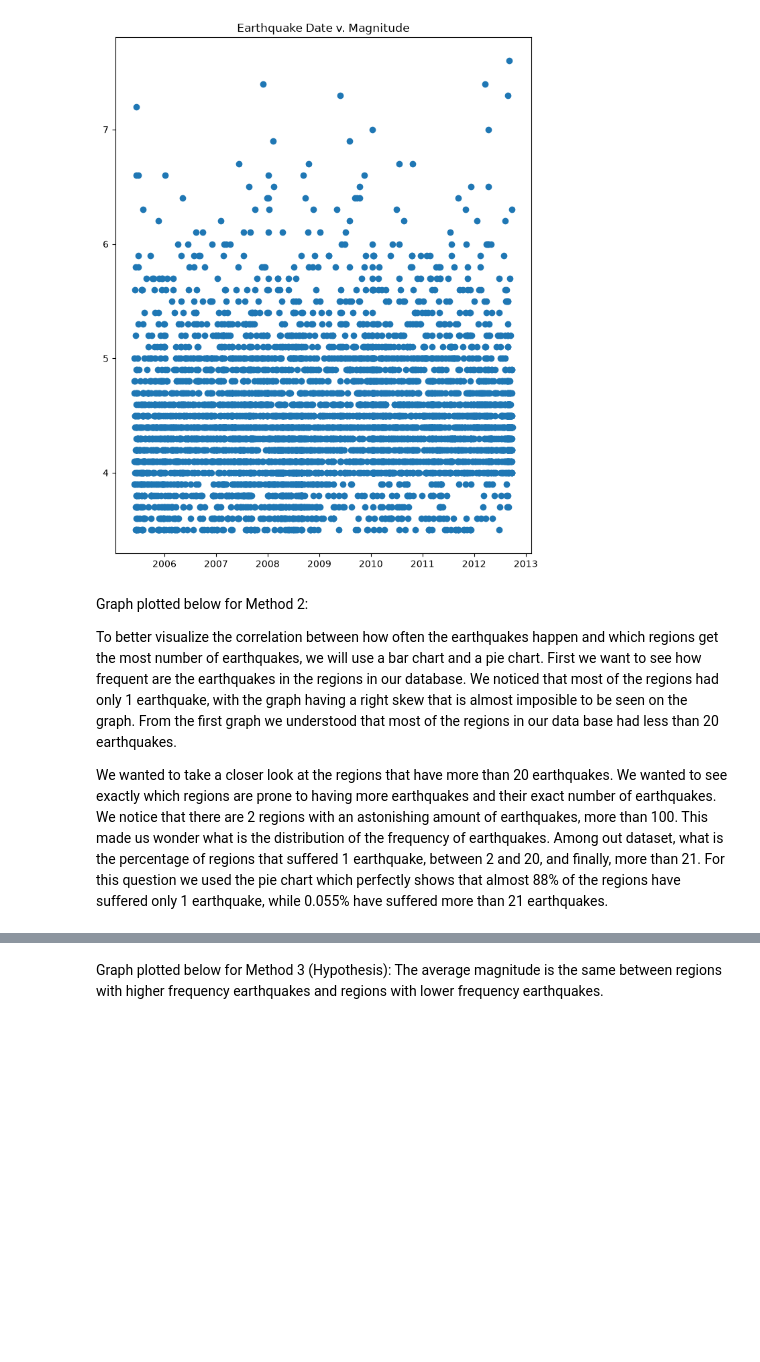
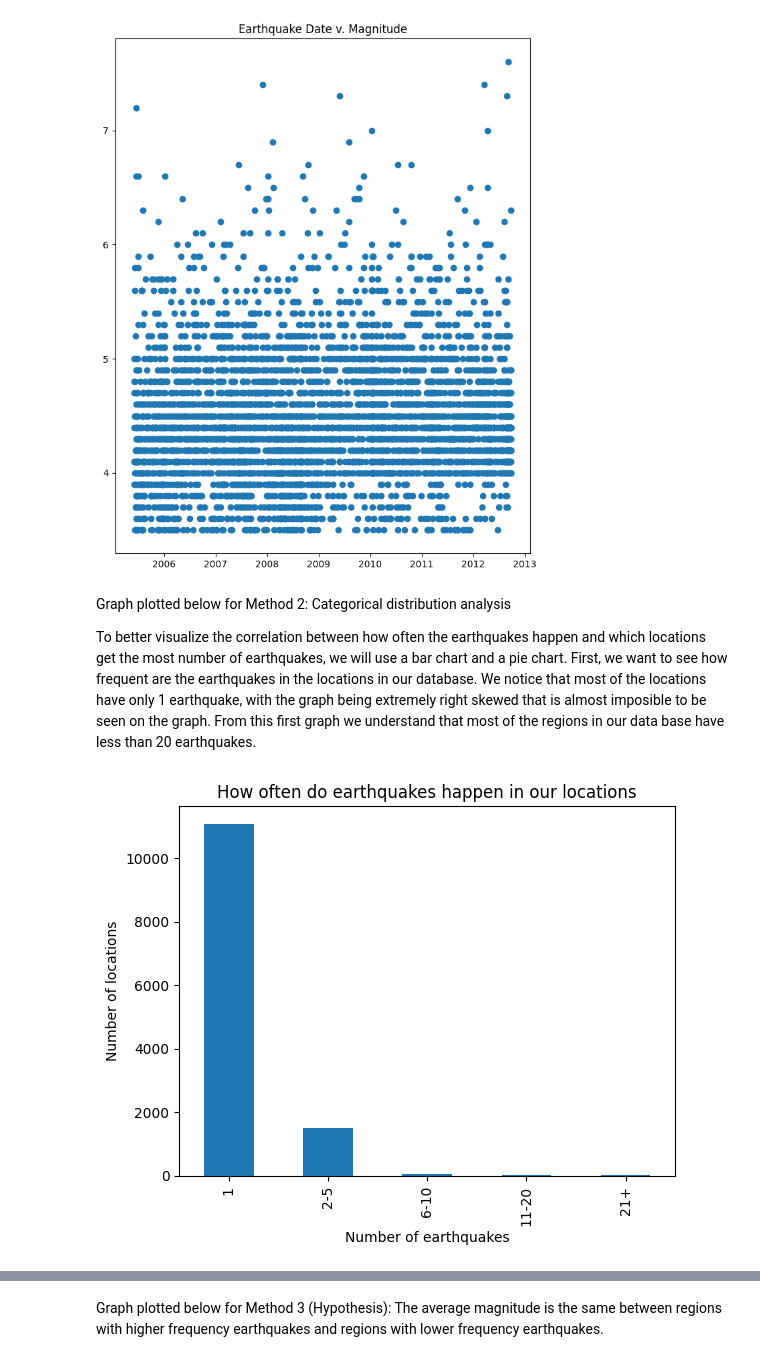
Before and after one commit to NatalieFig/cmsc320finalproj, a Jupyter notebook: CMSC320_Final_Project.ipynb, the cells around one changed output, grey strips where cells are left out. Drawn from its saved outputs; the diff is of its cells as text; code cells hidden in the pictures; blank space fills up the shorter version.

```diff
--- a/CMSC320_Final_Project.ipynb
+++ b/CMSC320_Final_Project.ipynb
@@ -114,8 +114,23 @@ plt.show()
 # %% [output]
 [figure]
 # %% [markdown]
-Graph plotted below for Method 2:
+Graph plotted below for Method 2: Categorical distribution analysis
 
-To better visualize the correlation between how often the earthquakes happen and which regions get the most number of earthquakes, we will use a bar chart and a pie chart. First we want to see how frequent are the earthquakes in the regions in our database. We noticed that most of the regions had only 1 earthquake, with the graph having a right skew that is almost imposible to be seen on the graph. From the first graph we understood that most of the regions in our data base had less than 20 earthquakes.
-
-We wanted to take a closer look at the regions that have more than 20 earthquakes. We wanted to see exactly which regions are prone to having more earthquakes and their exact number of earthquakes. We notice that there are 2 regions with an astonishing amount of earthquakes, more than 100. This made us wonder what is the distribution of the frequency of earthquakes. Among out dataset, what is the percentage of regions that suffered 1 earthquake, between 2 and 20, and finally, more than 21. For this question we used the pie chart which perfectly shows that almost 88% of the regions have suffered only 1 earthquake, while 0.055% have suffered more than 21 earthquakes.
+To better visualize the correlation between how often the earthquakes happen and which locations get the most number of earthquakes, we will use a bar chart and a pie chart. First, we want to see how frequent are the earthquakes in the locations in our database. We notice that most of the locations have only 1 earthquake, with the graph being extremely right skewed that is almost imposible to be seen on the graph. From this first graph we understand that most of the regions in our data base have less than 20 earthquakes.
+# %%
+place_types = earthquakes_df['place'].value_counts()
+
+bins = [0,1, 5, 10, 20, float('inf')]
+labels = ['1','2-5','6-10', '11-20', '21+']
+
+binned = pd.cut(place_types, bins = bins, labels=labels)
+binned_occurences = binned.value_counts().sort_index()
+
+binned_occurences.plot(kind='bar')
+plt.title('How often do earthquakes happen in our locations')
+plt.xlabel('Number of earthquakes')
+plt.ylabel('Number of locations')
+
+plt.show()
+# %% [output]
+[figure, added]
```
Also changed, not shown: parts of 9 cells of this notebook, 1 other file.
